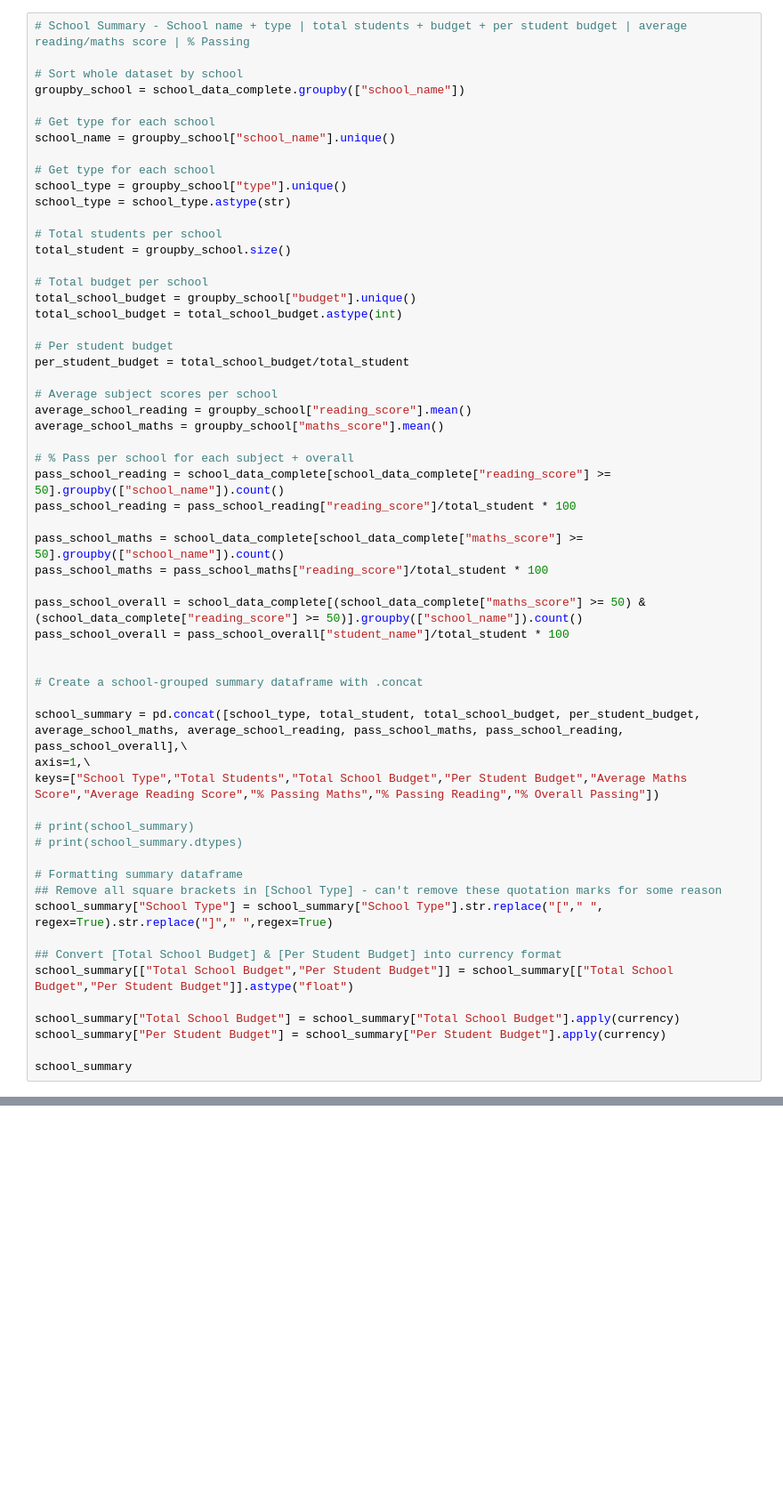
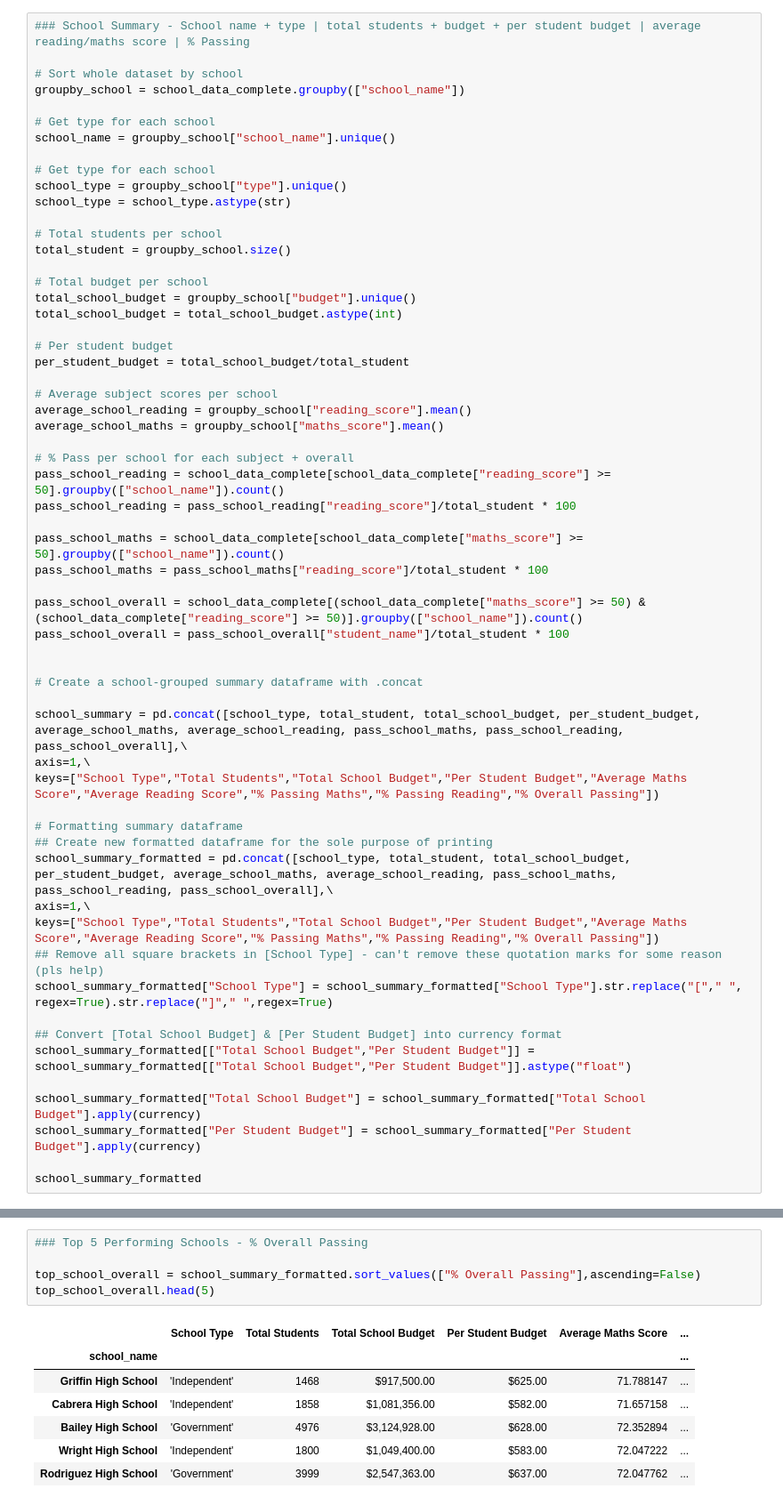
Before and after one commit to truongjo4/pandas-challenge, a Jupyter notebook: PyCitySchools/main.ipynb, the cells around one changed output, grey strips where cells are left out. Shown at 89% size. Saved outputs shown, nothing was run; the diff lists cells and outputs as text; blank space fills up the shorter version.

```diff
--- a/PyCitySchools/main.ipynb
+++ b/PyCitySchools/main.ipynb
@@ -81,7 +83,7 @@ lga_summary
 |  | Total Schools | Total Students | Total Budget | Average Maths Score | Average Reading Score | ... |
 | 0 | 15 | 39,170 | $24,649,428.00 | 70.338192 | 69.980138 | ... |
 # %%
-# School Summary - School name + type | total students + budget + per student budget | average reading/maths score | % Passing
+### School Summary - School name + type | total students + budget + per student budget | average reading/maths score | % Passing
 
 # Sort whole dataset by school
 groupby_school = school_data_complete.groupby(["school_name"])
@@ -124,20 +126,21 @@ school_summary = pd.concat([school_type, total_student, total_school_budget, per
 axis=1,\
 keys=["School Type","Total Students","Total School Budget","Per Student Budget","Average Maths Score","Average Reading Score","% Passing Maths","% Passing Reading","% Overall Passing"])
 
-# print(school_summary)
-# print(school_summary.dtypes)
-
 # Formatting summary dataframe
-## Remove all square brackets in [School Type] - can't remove these quotation marks for some reason
-school_summary["School Type"] = school_summary["School Type"].str.replace("["," ", regex=True).str.replace("]"," ",regex=True)
+## Create new formatted dataframe for the sole purpose of printing
+school_summary_formatted = pd.concat([school_type, total_student, total_school_budget, per_student_budget, average_school_maths, average_school_reading, pass_school_maths, pass_school_reading, pass_school_overall],\
+axis=1,\
+keys=["School Type","Total Students","Total School Budget","Per Student Budget","Average Maths Score","Average Reading Score","% Passing Maths","% Passing Reading","% Overall Passing"])
+## Remove all square brackets in [School Type] - can't remove these quotation marks for some reason (pls help)
+school_summary_formatted["School Type"] = school_summary_formatted["School Type"].str.replace("["," ", regex=True).str.replace("]"," ",regex=True)
 
 ## Convert [Total School Budget] & [Per Student Budget] into currency format
-school_summary[["Total School Budget","Per Student Budget"]] = school_summary[["Total School Budget","Per Student Budget"]].astype("float")
+school_summary_formatted[["Total School Budget","Per Student Budget"]] = school_summary_formatted[["Total School Budget","Per Student Budget"]].astype("float")
 
-school_summary["Total School Budget"] = school_summary["Total School Budget"].apply(currency)
-school_summary["Per Student Budget"] = school_summary["Per Student Budget"].apply(currency)
+school_summary_formatted["Total School Budget"] = school_summary_formatted["Total School Budget"].apply(currency)
+school_summary_formatted["Per Student Budget"] = school_summary_formatted["Per Student Budget"].apply(currency)
 
-school_summary
+school_summary_formatted
 # %% [output]
 |  | School Type | Total Students | Total School Budget | Per Student Budget | Average Maths Score | ... |
 | school_name |  |  |  |  |  | ... |
@@ -156,3 +159,16 @@ school_summary
 | Thomas High School | 'Independent' | 1635 | $1,043,130.00 | $638.00 | 69.581651 | ... |
 | Wilson High School | 'Independent' | 2283 | $1,319,574.00 | $578.00 | 69.170828 | ... |
 | Wright High School | 'Independent' | 1800 | $1,049,400.00 | $583.00 | 72.047222 | ... |
+# %%
+### Top 5 Performing Schools - % Overall Passing
+
+top_school_overall = school_summary_formatted.sort_values(["% Overall Passing"],ascending=False)
+top_school_overall.head(5)
+# %% [output]
+|  | School Type | Total Students | Total School Budget | Per Student Budget | Average Maths Score | ... |
+| school_name |  |  |  |  |  | ... |
+| Griffin High School | 'Independent' | 1468 | $917,500.00 | $625.00 | 71.788147 | ... |
+| Cabrera High School | 'Independent' | 1858 | $1,081,356.00 | $582.00 | 71.657158 | ... |
+| Bailey High School | 'Government' | 4976 | $3,124,928.00 | $628.00 | 72.352894 | ... |
+| Wright High School | 'Independent' | 1800 | $1,049,400.00 | $583.00 | 72.047222 | ... |
+| Rodriguez High School | 'Government' | 3999 | $2,547,363.00 | $637.00 | 72.047762 | ... |
```
Also changed, not shown: parts of 8 cells of this notebook, 1 other file.
